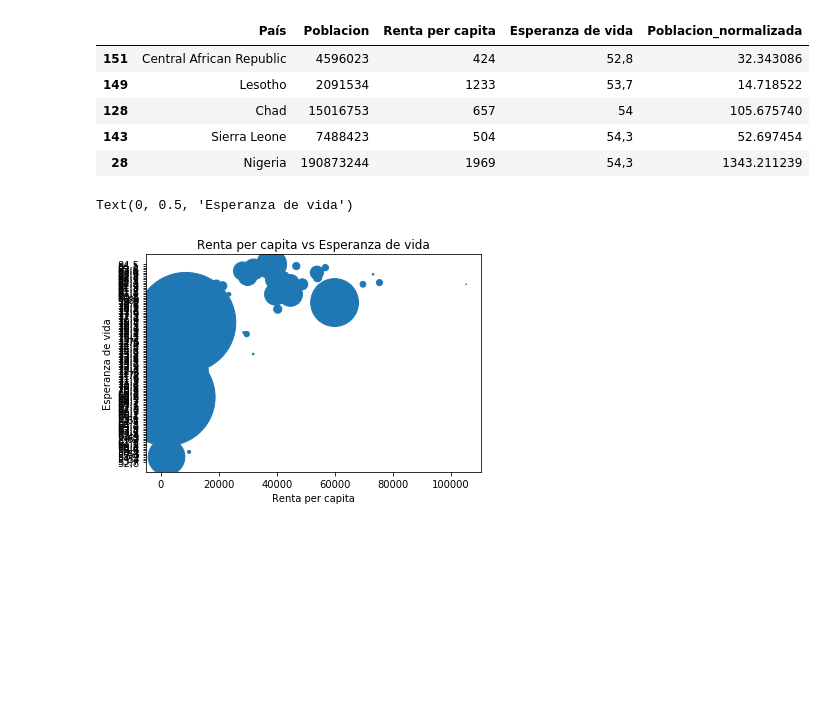
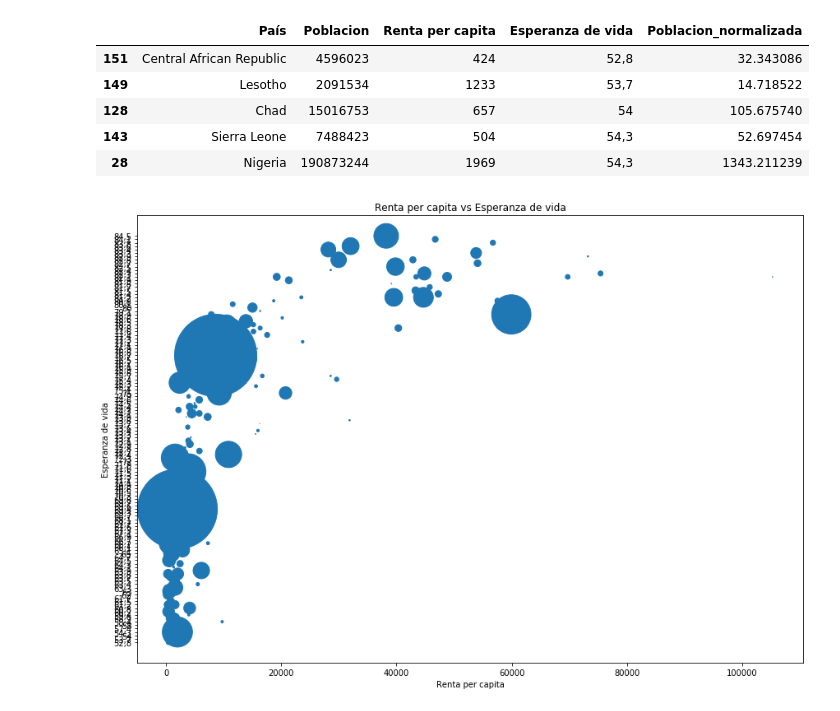
Before and after one commit to JavDomGom/Course-Numpy-Pandas, a Jupyter notebook: 01/01.ipynb, the cells around one changed output. Drawn from its saved outputs; the diff is of its cells as text; code cells hidden in the pictures; blank space fills up the shorter version.

```diff
--- a/01/01.ipynb
+++ b/01/01.ipynb
@@ -189,8 +189,10 @@ df_order.head()
 # %%
 plt.scatter(df_order['Renta per capita'], df_order['Esperanza de vida'], s=df_order['Poblacion_normalizada'])
 plt.title('Renta per capita vs Esperanza de vida')
 plt.xlabel('Renta per capita')
 plt.ylabel('Esperanza de vida')
+
+fig = plt.gcf()
+fig.set_size_inches(14.5, 10)
 # %% [output]
-Text(0, 0.5, 'Esperanza de vida')
-[figure, old version]
+[figure, new version]
```
Also changed, not shown: 3 other files.
